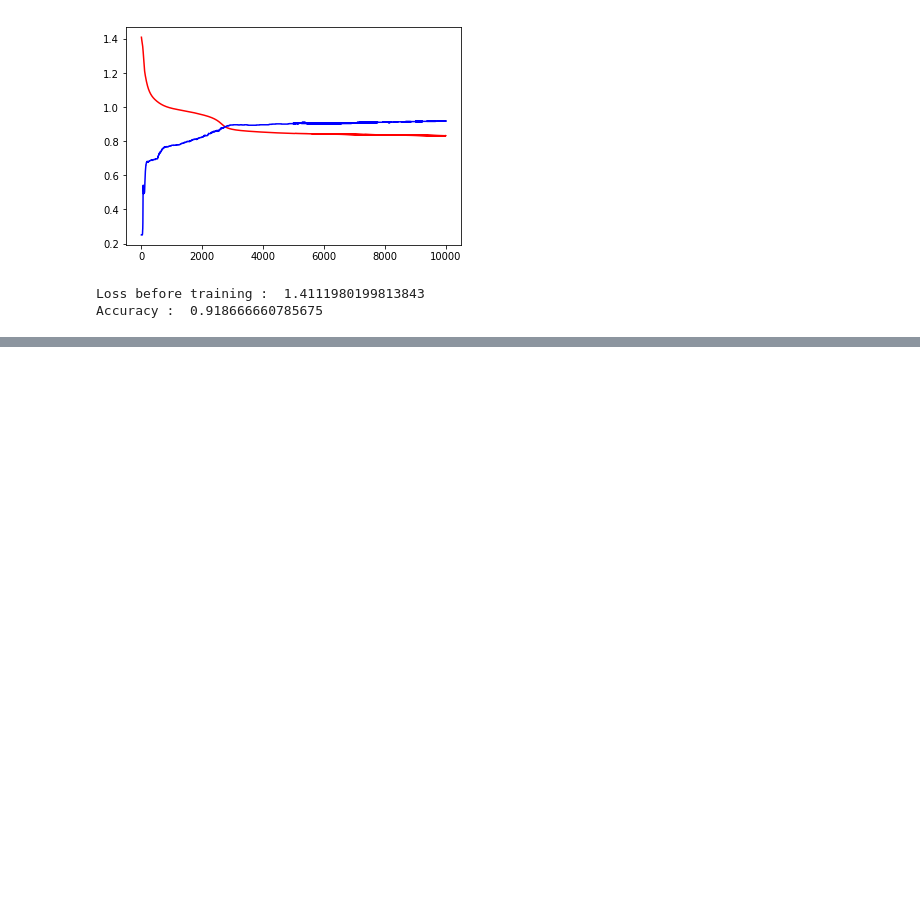
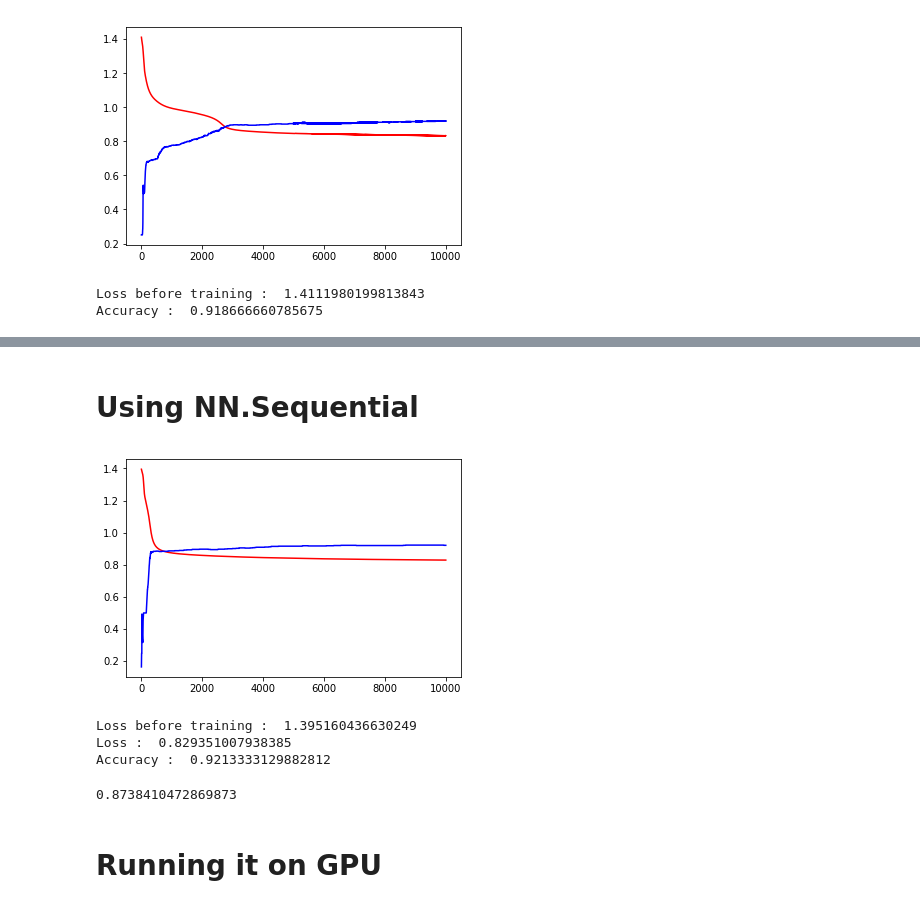
Before and after one commit to gaurav3010/Deep-Learning, a Jupyter notebook: 9-PyTorchIntro/FFNetworkWithPyTorch.ipynb, the cells around one changed output, grey strips where cells are left out. Cells and saved outputs as stored; diff of their text form; code cells hidden in the pictures; blank space fills up the shorter version.

Commit message:
Complete FeedForwardNetwork using PyTorch

```diff
--- a/9-PyTorchIntro/FFNetworkWithPyTorch.ipynb
+++ b/9-PyTorchIntro/FFNetworkWithPyTorch.ipynb
@@ -258,7 +258,7 @@ Accuracy :  0.918666660785675
 # %%
 from torch import optim
 # %%
-def fit(epochs = 10000, learning_rate = 1):
+def fit_v1(epochs = 10000, learning_rate = 1):
   loss_arr = []
   acc_arr = []
   opt = optim.SGD(fn.parameters(), lr = learning_rate)
@@ -277,6 +277,7 @@ def fit(epochs = 10000, learning_rate = 1):
   plt.plot(acc_arr, 'b-')
   plt.show()
   print("Loss before training : ", loss_arr[0])
+  print("Loss : ", loss_arr[-1])
   print("Accuracy : ", acc_arr[-1].item())
 # %%
 fn = FirstNetwork()
@@ -287 +289,26 @@ Loss before training :  1.4111980199813843
 Accuracy :  0.918666660785675
+# %% [markdown]
+# Using NN.Sequential
+# %%
+class FirstNetwork_v2(nn.Module):
+
+  def __init__(self):
+    super().__init__()
+    torch.manual_seed(0)
+    self.net = nn.Sequential(
+               nn.Linear(2, 2),
+               nn.Sigmoid(),
+               nn.Linear(2, 4),
+               nn.Softmax()
+            )
+
+  def forward(self, X):
+    return self.net(X)
+# %%
+fn = FirstNetwork_v2()
+fit_v1()
+# %% [output]
+[figure, added]
+Loss before training :  1.395160436630249
+Loss :  0.829351007938385
+Accuracy :  0.9213333129882812
@@ -287,0 +326,9 @@ Accuracy :  0.918666660785675
+# %%
+fn = FirstNetwork_v2()
+loss_fn = F.cross_entropy
+opt = optim.SGD(fn.parameters(), lr=1)
+fit_v2(X_train, Y_train, fn, opt, loss_fn)
+# %% [output]
+0.8738410472869873
+# %% [markdown]
+# Running it on GPU
```
Also changed, not shown: parts of 4 cells of this notebook.
